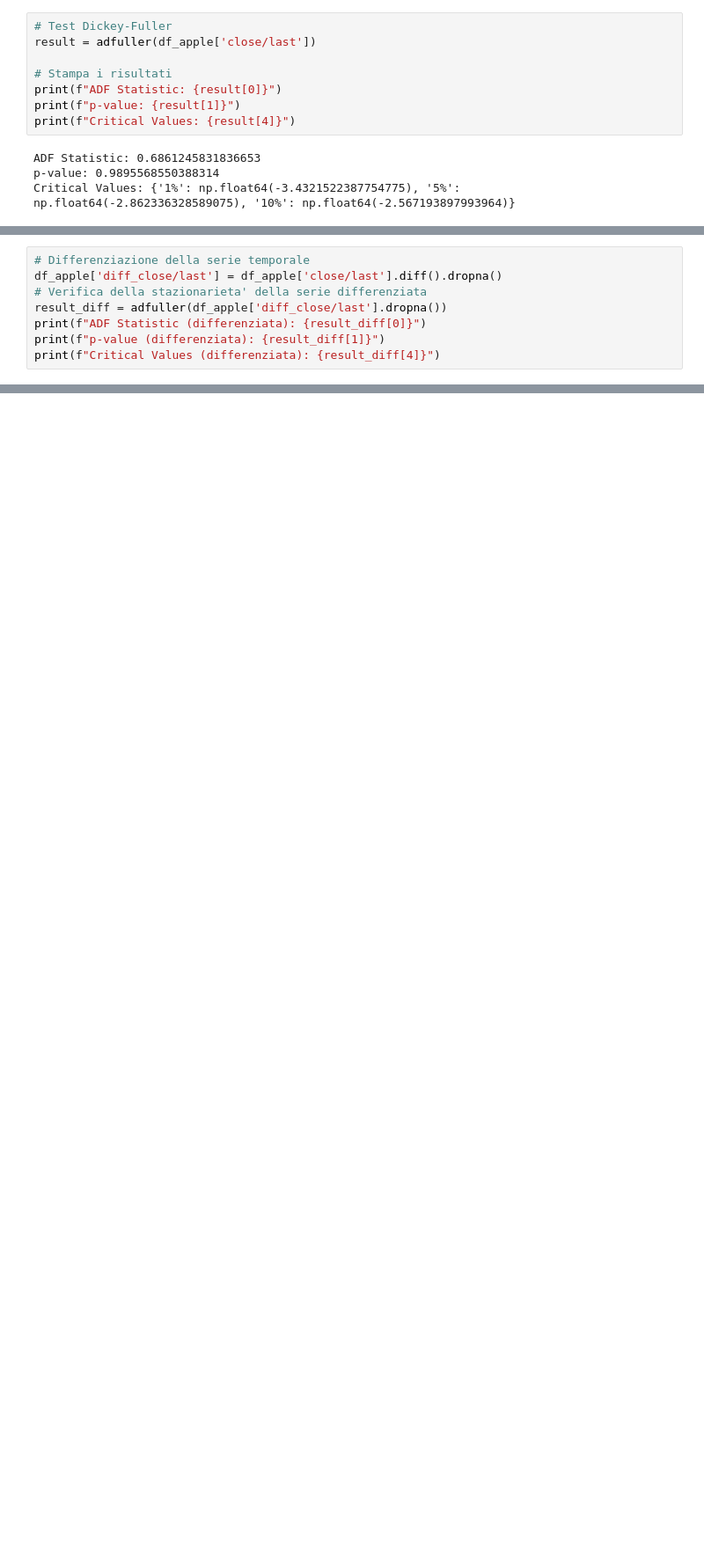
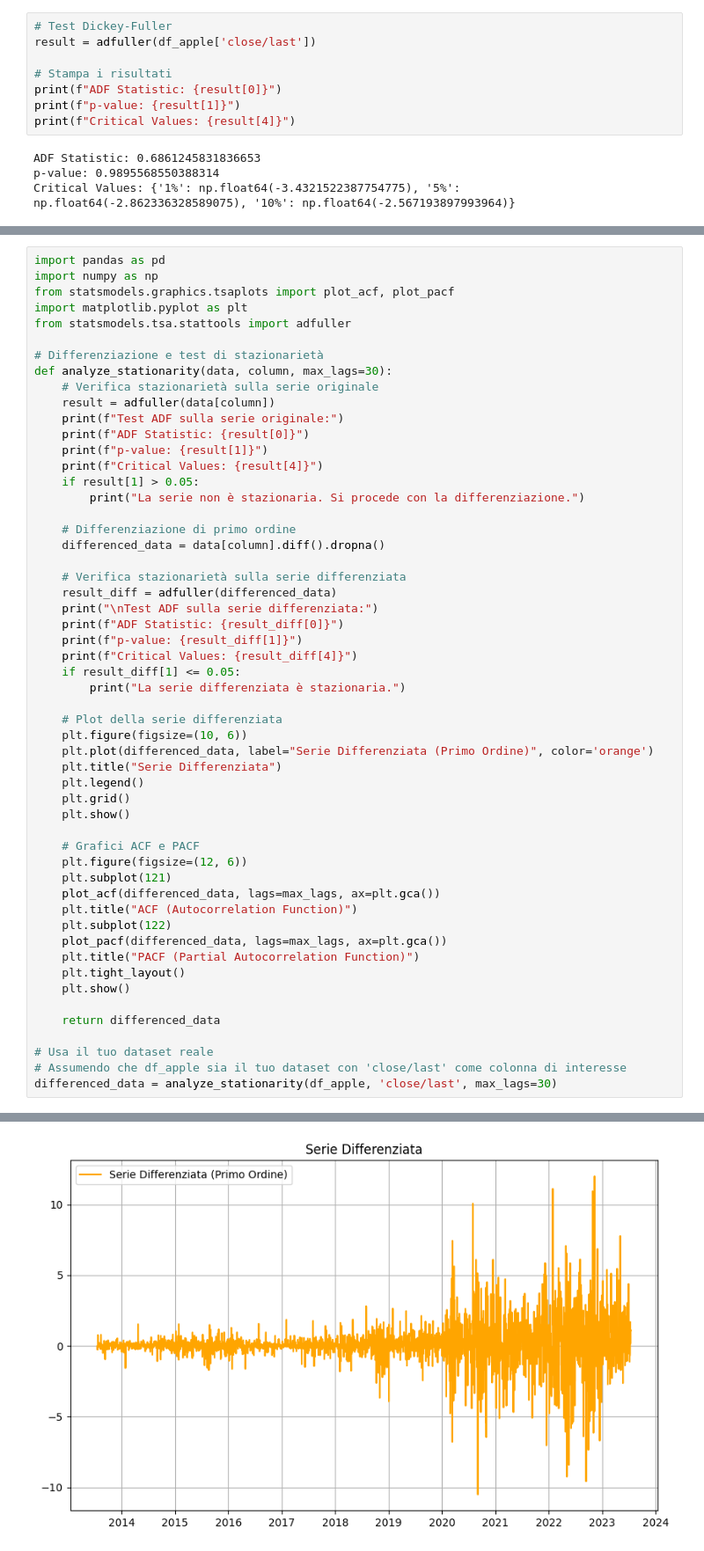
Before and after one commit to diegosantarelli/Data_science_2024, a Jupyter notebook: DS_Python/Stock_market.ipynb, the cells around one changed output, grey strips where cells are left out. Shown at 88% size. Cells and saved outputs as stored; diff of their text form; blank space fills up the shorter version.

```diff
--- a/DS_Python/Stock_market.ipynb
+++ b/DS_Python/Stock_market.ipynb
@@ -373,8 +398,0 @@ plt.show()
-# %%
-# Differenziazione della serie temporale
-df_apple['diff_close/last'] = df_apple['close/last'].diff().dropna()
-# Verifica della stazionarieta' della serie differenziata
-result_diff = adfuller(df_apple['diff_close/last'].dropna())
-print(f"ADF Statistic (differenziata): {result_diff[0]}")
-print(f"p-value (differenziata): {result_diff[1]}")
-print(f"Critical Values (differenziata): {result_diff[4]}")
@@ -412,0 +401,55 @@ plt.show()
+# %%
+import pandas as pd
+import numpy as np
+from statsmodels.graphics.tsaplots import plot_acf, plot_pacf
+import matplotlib.pyplot as plt
+from statsmodels.tsa.stattools import adfuller
+
+# Differenziazione e test di stazionarietà
+def analyze_stationarity(data, column, max_lags=30):
+    # Verifica stazionarietà sulla serie originale
+    result = adfuller(data[column])
+    print(f"Test ADF sulla serie originale:")
+    print(f"ADF Statistic: {result[0]}")
+    print(f"p-value: {result[1]}")
+    print(f"Critical Values: {result[4]}")
+    if result[1] > 0.05:
+        print("La serie non è stazionaria. Si procede con la differenziazione.")
+
+    # Differenziazione di primo ordine
+    differenced_data = data[column].diff().dropna()
+
+    # Verifica stazionarietà sulla serie differenziata
+    result_diff = adfuller(differenced_data)
+    print("\nTest ADF sulla serie differenziata:")
+    print(f"ADF Statistic: {result_diff[0]}")
+    print(f"p-value: {result_diff[1]}")
+    print(f"Critical Values: {result_diff[4]}")
+    if result_diff[1] <= 0.05:
+        print("La serie differenziata è stazionaria.")
+
+    # Plot della serie differenziata
+    plt.figure(figsize=(10, 6))
+    plt.plot(differenced_data, label="Serie Differenziata (Primo Ordine)", color='orange')
+    plt.title("Serie Differenziata")
+    plt.legend()
+    plt.grid()
+    plt.show()
+
+    # Grafici ACF e PACF
+    plt.figure(figsize=(12, 6))
+    plt.subplot(121)
+    plot_acf(differenced_data, lags=max_lags, ax=plt.gca())
+    plt.title("ACF (Autocorrelation Function)")
+    plt.subplot(122)
+    plot_pacf(differenced_data, lags=max_lags, ax=plt.gca())
+    plt.title("PACF (Partial Autocorrelation Function)")
+    plt.tight_layout()
+    plt.show()
+
+    return differenced_data
+
+# Usa il tuo dataset reale
+# Assumendo che df_apple sia il tuo dataset con 'close/last' come colonna di interesse
+differenced_data = analyze_stationarity(df_apple, 'close/last', max_lags=30)
+# %% [output]
@@ -412,0 +467 @@ plt.show()
+[figure, added]
```
Also changed, not shown: parts of 35 cells of this notebook, 1 other file.
